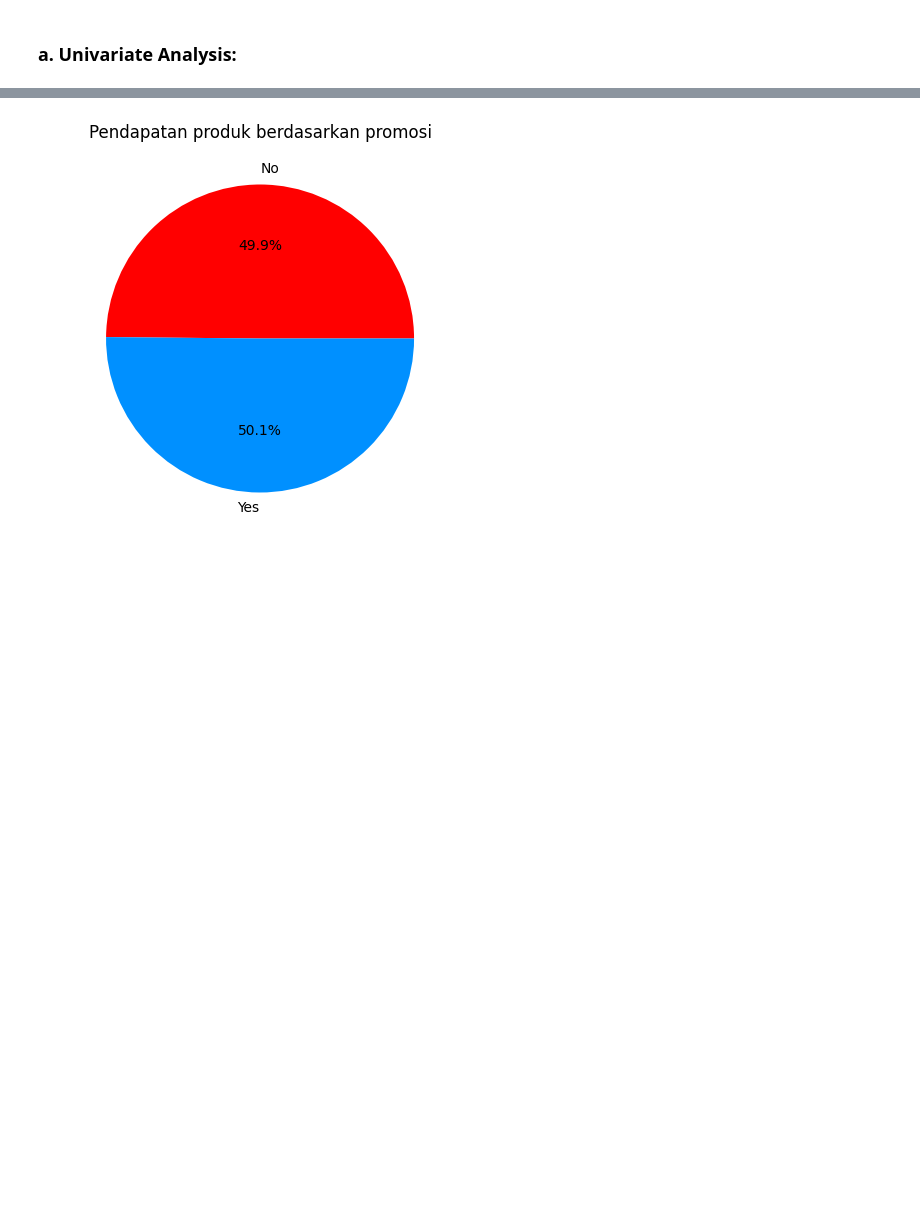
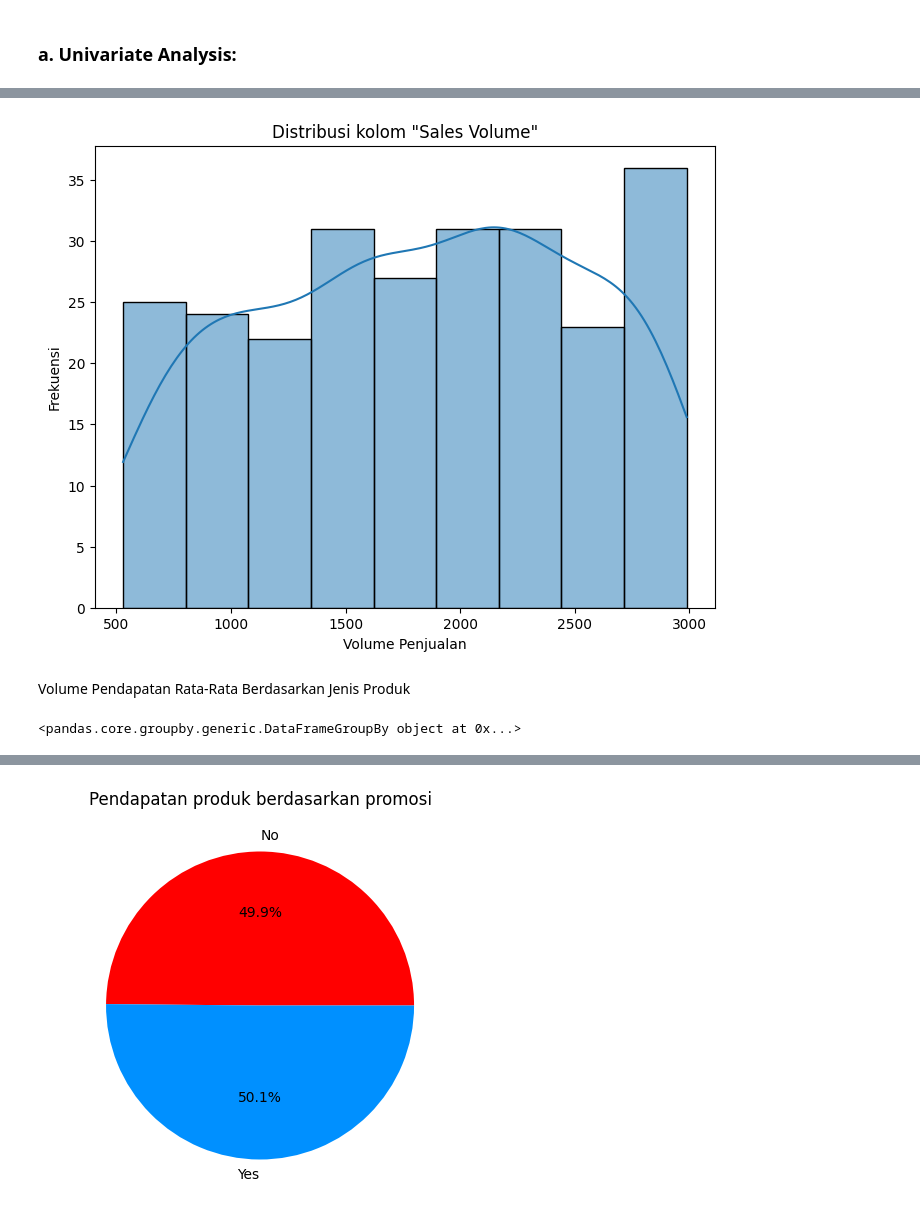
Before and after one commit to LatiefDataVisionary/eksanta-2025, a Jupyter notebook: Kelompok_1_Eksanta_2025.ipynb, the cells around one changed output, grey strips where cells are left out. Drawn from its saved outputs; the diff is of its cells as text; code cells hidden in the pictures; blank space fills up the shorter version.

```diff
--- a/Kelompok_1_Eksanta_2025.ipynb
+++ b/Kelompok_1_Eksanta_2025.ipynb
@@ -178,0 +175,16 @@ plt.show()
+# %%
+# Distribusi kolom 'Sales Volume'
+plt.figure(figsize=(8, 6))
+sns.histplot(df['Sales Volume'], kde=True)
+plt.title('Distribusi kolom "Sales Volume"')
+plt.xlabel('Volume Penjualan')
+plt.ylabel('Frekuensi')
+plt.show()
+# %% [output]
+[figure, added]
+# %% [markdown]
+Volume Pendapatan Rata-Rata Berdasarkan Jenis Produk
+# %%
+df.groupby('terms')
+# %% [output]
+<pandas.core.groupby.generic.DataFrameGroupBy object at 0x...>
```
Also changed, not shown: parts of 8 cells of this notebook.
